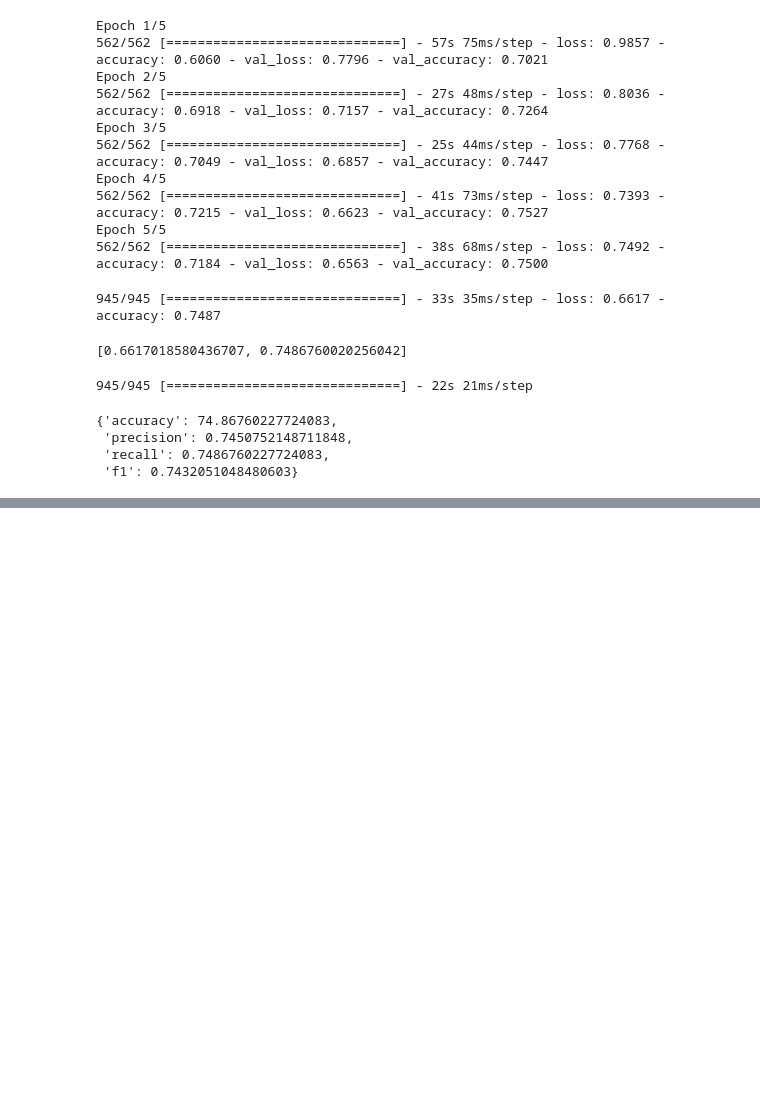
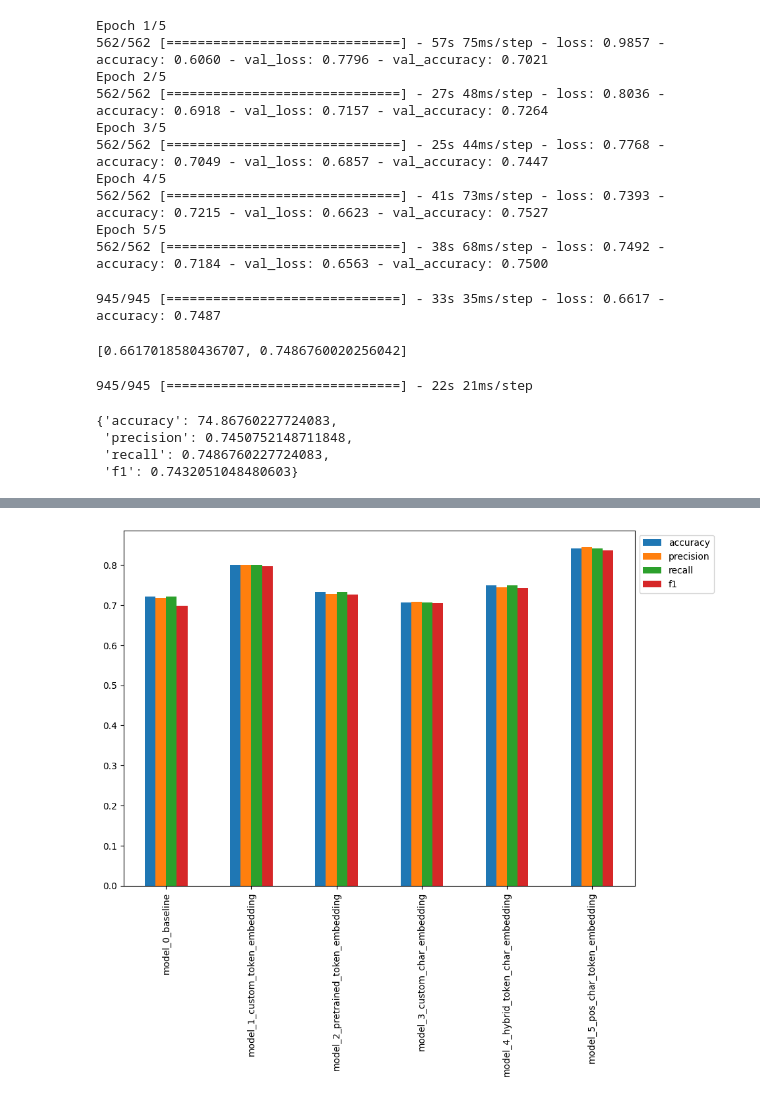
Before and after one commit to kacper-dobrow/tensorflow-course, a Jupyter notebook: 09_SkimLit_nlp_milestone_project.ipynb, the cells around one changed output, grey strips where cells are left out. Cells and saved outputs as stored; diff of their text form; code cells hidden in the pictures; blank space fills up the shorter version.

```diff
--- a/09_SkimLit_nlp_milestone_project.ipynb
+++ b/09_SkimLit_nlp_milestone_project.ipynb
@@ -1043,0 +1234,3 @@ model_4_results
+# %%
+# Make predictions
+model_5_pred_probs = model_5.predict(val_char_token_pos_dataset, verbose=1)
@@ -1043,0 +1239,7 @@ model_4_results
+# %%
+# Convert to labels
+model_5_preds = tf.argmax(model_5_pred_probs, axis=1)
+# Calculate results
+model_5_results = calculate_results(val_labels_encoded,
+                                    model_5_preds)
+model_5_results
@@ -1043,0 +1253,10 @@ model_4_results
+# %%
+# Combine results into a dataframe
+all_model_results = pd.DataFrame({"model_0_baseline": baseline_results,
+                                  "model_1_custom_token_embedding": model_1_results,
+                                  "model_2_pretrained_token_embedding": model_2_results,
+                                  "model_3_custom_char_embedding": model_3_results,
+                                  "model_4_hybrid_token_char_embedding": model_4_results,
+                                  "model_5_pos_char_token_embedding": model_5_results})
+all_model_results = all_model_results.T
+all_model_results
@@ -1043,0 +1271,8 @@ model_4_results
+# %%
+# Normalize accuracy
+all_model_results["accuracy"] = all_model_results["accuracy"]/100.
+# %%
+# Plot and compare results
+all_model_results.plot(kind="bar", figsize=(10,7)).legend(bbox_to_anchor=(1.,1.));
+# %% [output]
+[figure, added]
```
Also changed, not shown: parts of 28 cells of this notebook.
